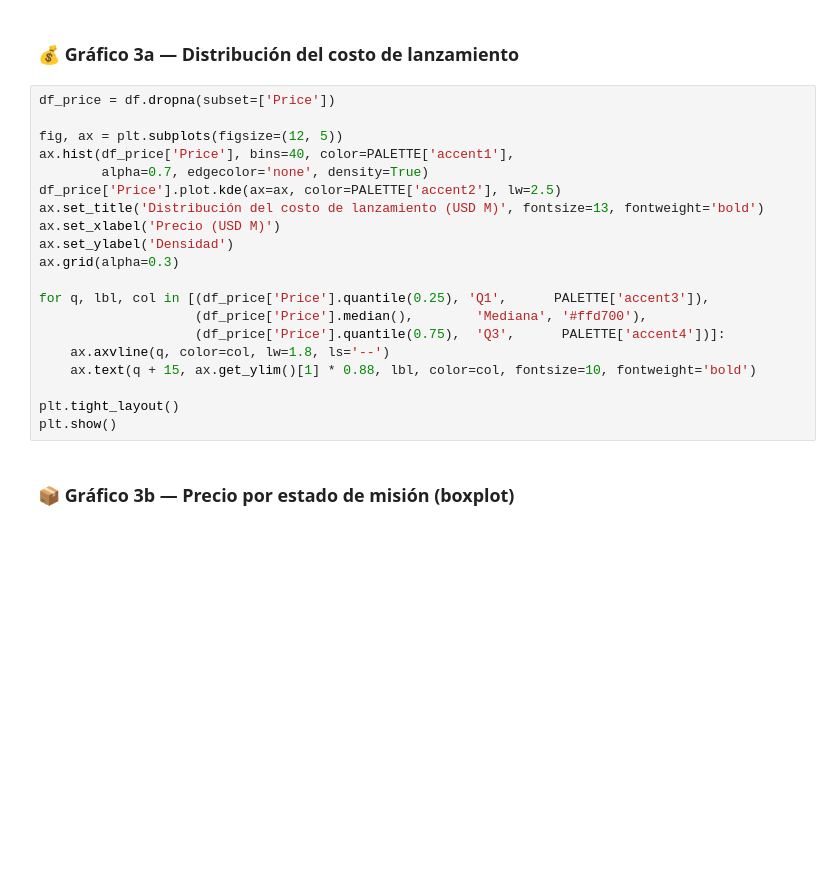
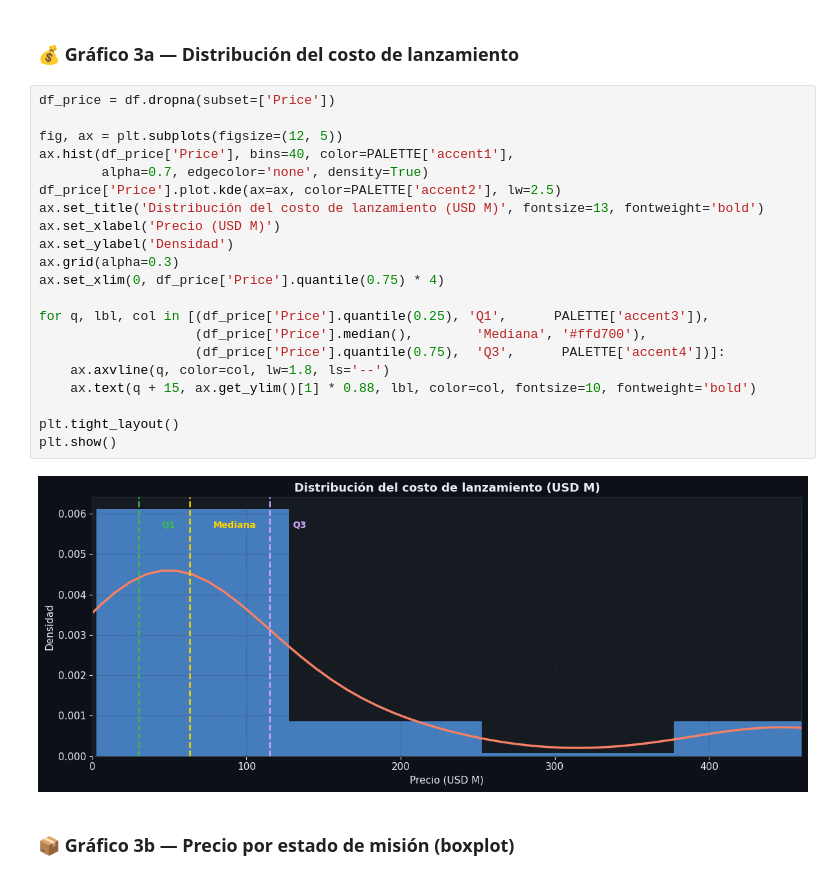
Before and after one commit to cimberlina/CEIA2026_AdD, a Jupyter notebook: EDA_Space_Missions_Colab.ipynb, the cells around one changed output. Drawn from its saved outputs; the diff is of its cells as text; blank space fills up the shorter version.

```diff
--- a/EDA_Space_Missions_Colab.ipynb
+++ b/EDA_Space_Missions_Colab.ipynb
@@ -184,23 +275,26 @@ plt.show()
 # %%
 df_price = df.dropna(subset=['Price'])
 
 fig, ax = plt.subplots(figsize=(12, 5))
 ax.hist(df_price['Price'], bins=40, color=PALETTE['accent1'],
         alpha=0.7, edgecolor='none', density=True)
 df_price['Price'].plot.kde(ax=ax, color=PALETTE['accent2'], lw=2.5)
 ax.set_title('Distribución del costo de lanzamiento (USD M)', fontsize=13, fontweight='bold')
 ax.set_xlabel('Precio (USD M)')
 ax.set_ylabel('Densidad')
 ax.grid(alpha=0.3)
+ax.set_xlim(0, df_price['Price'].quantile(0.75) * 4)
 
 for q, lbl, col in [(df_price['Price'].quantile(0.25), 'Q1',      PALETTE['accent3']),
                     (df_price['Price'].median(),        'Mediana', '#ffd700'),
                     (df_price['Price'].quantile(0.75),  'Q3',      PALETTE['accent4'])]:
     ax.axvline(q, color=col, lw=1.8, ls='--')
     ax.text(q + 15, ax.get_ylim()[1] * 0.88, lbl, color=col, fontsize=10, fontweight='bold')
 
 plt.tight_layout()
 plt.show()
+# %% [output]
+[figure, added]
 # %% [markdown]
 ### 📦 Gráfico 3b — Precio por estado de misión (boxplot)
 # %%
```
Also changed, not shown: parts of 12 cells of this notebook.
